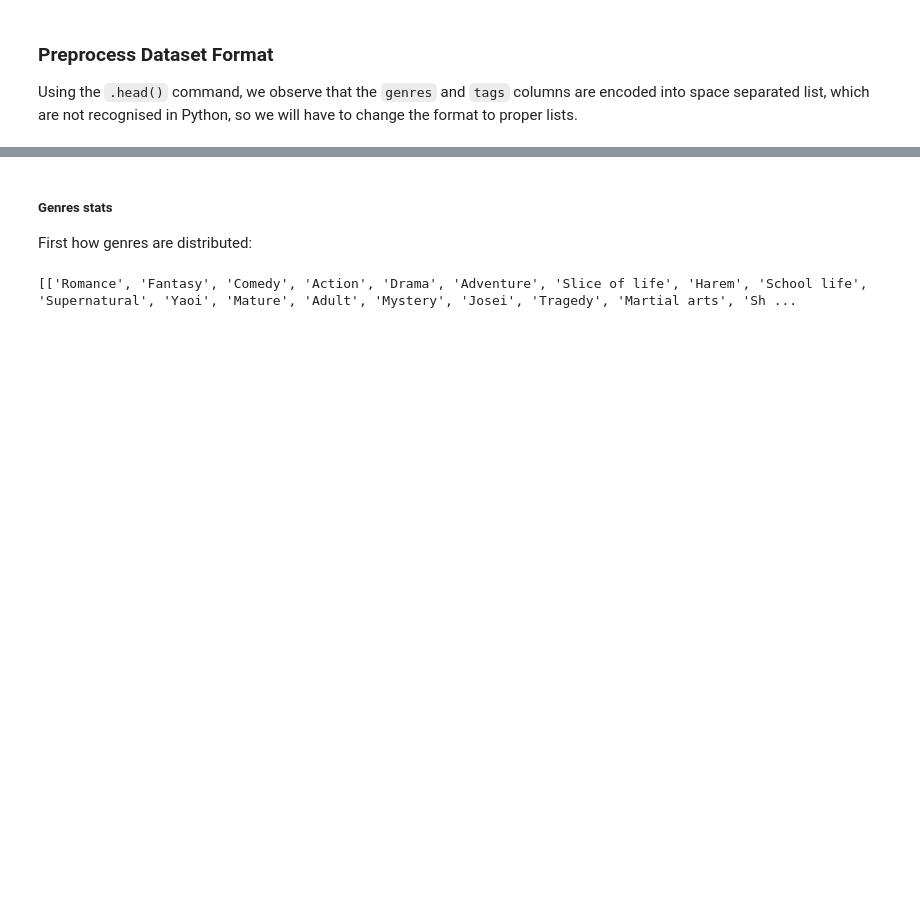
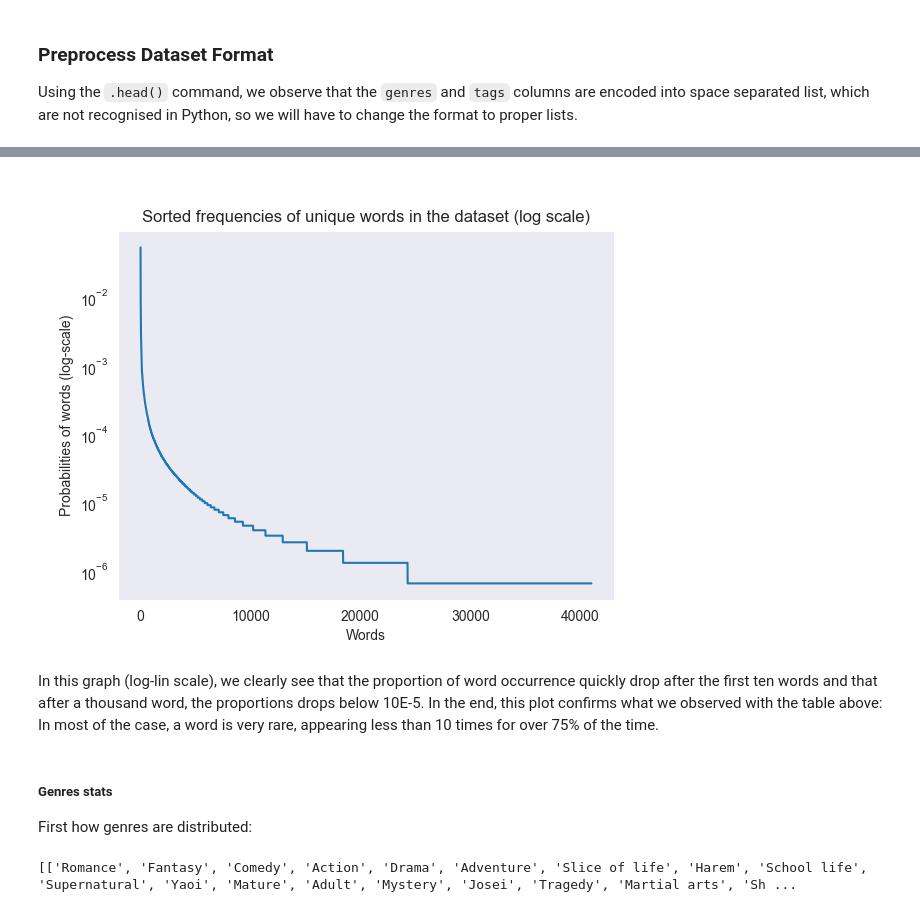
Before and after one commit to minhquan-Hoang95/WNLNLesage_Hoang_Prediction_NLP2026, a Jupyter notebook: project.ipynb, the cells around one changed output, grey strips where cells are left out. Cells and saved outputs as stored; diff of their text form; code cells hidden in the pictures; blank space fills up the shorter version.

```diff
--- a/project.ipynb
+++ b/project.ipynb
@@ -151,0 +176,5 @@ Passing `palette` without assigning `hue` is deprecated and will be removed in v
+# %%
+df_filteredWordDescription = pd.DataFrame(columns=["Word", "Frequency"])
+df_filteredWordDescription["Word"] = pd.Series(df_filteredWordCounter[0])
+df_filteredWordDescription["Frequency"] = pd.Series(df_filteredWordCounter[1])
+df_filteredWordDescription
@@ -152,3 +203,18 @@ Passing `palette` without assigning `hue` is deprecated and will be removed in v
+# %%
+# Make a plot
+plt.close("all")
+sns.set_style("dark")
+sns.lineplot(df_filteredWordDescription["Frequency"]/df_filteredWordDescription["Frequency"].sum())
+plt.yscale("log")
+
+plt.title(f"Sorted frequencies of unique words in the dataset (log scale)")
+plt.xlabel("Words")
+plt.ylabel("Probabilities of words (log-scale)")
+plt.show()
+# %% [output]
+[figure, added]
+# %% [markdown]
+In this graph (log-lin scale), we clearly see that the proportion of word occurrence quickly drop after the first ten words and that after a thousand word, the proportions drops below 10E-5. In the end, this plot confirms what we observed with the table above: In most of the case, a word is very rare, appearing less than 10 times for over 75% of the time.
 # %% [markdown]
 ##### **Genres stats**
 First how genres are distributed:
```
Also changed, not shown: parts of 20 cells of this notebook, 2 other files.
